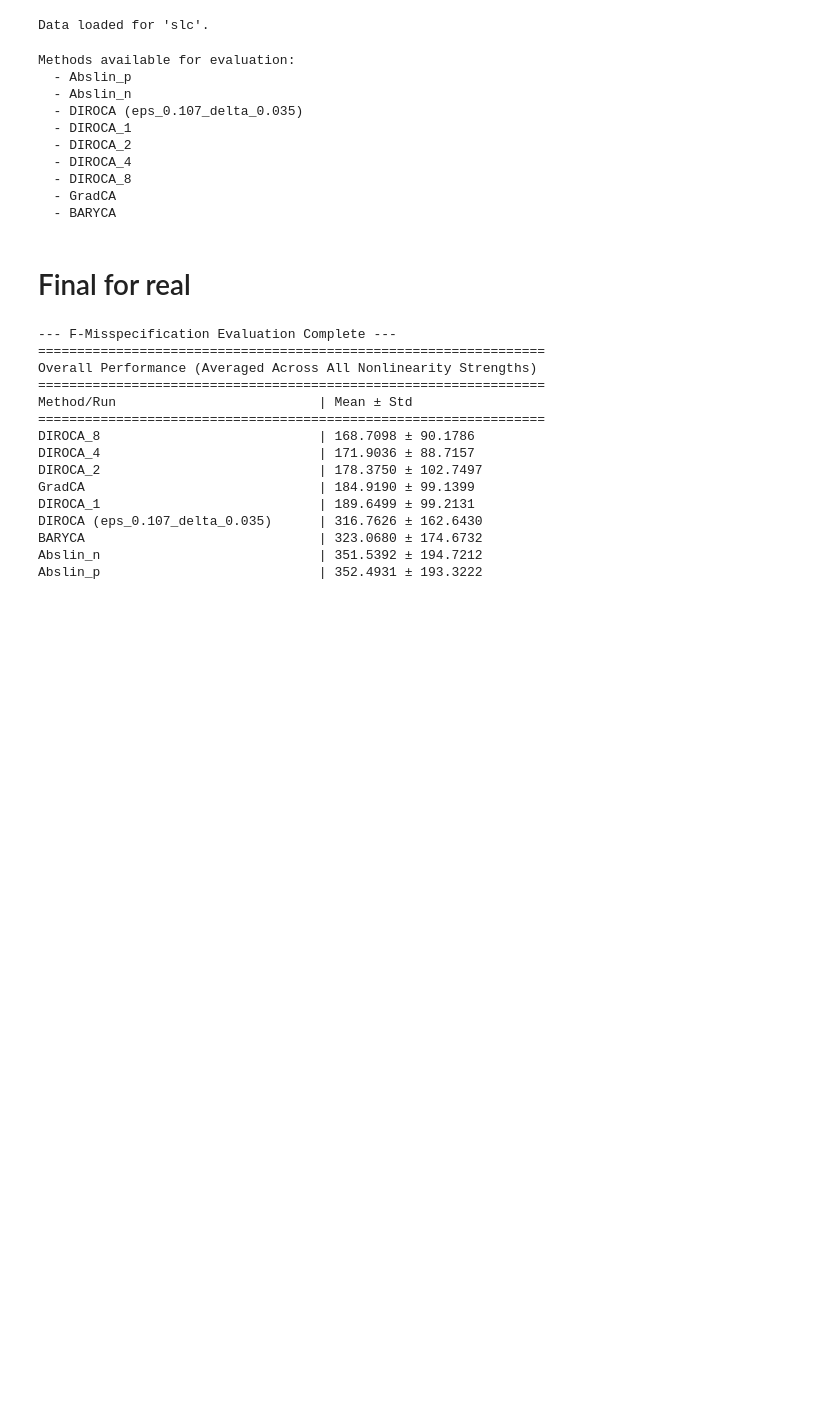
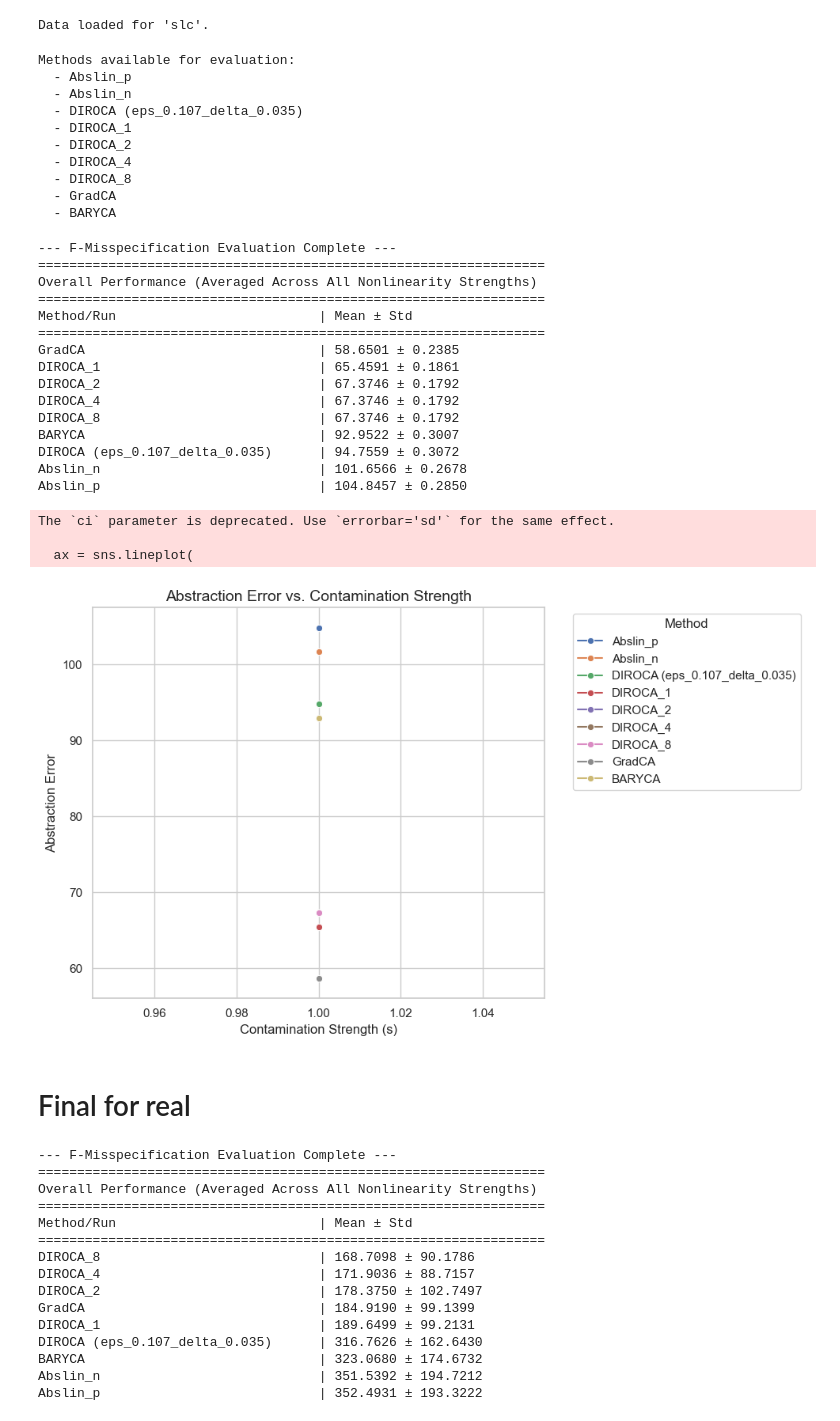
Before and after one commit to yfelekis/DiRoCA, a Jupyter notebook: contamination_analysis_new.ipynb, the cells around one changed output. Saved outputs shown, nothing was run; the diff lists cells and outputs as text; code cells hidden in the pictures; blank space fills up the shorter version.

```diff
--- a/contamination_analysis_new.ipynb
+++ b/contamination_analysis_new.ipynb
@@ -166,0 +283,6 @@ Methods available for evaluation:
+# %%
+contamination_strengths = np.linspace(0, 5.0, 10)#[1]#[0.0, 0.25, 0.5, 0.75, 1.0]
+num_trials = 1
+nonlinear_func = piecewise_relu     # Unbounded, directional nonlinearity (good!)
+scaled = False                  # Additive nonlinearity = clearer deviation from SCM
+reuse = False                   # Recompute from exact SCM (correct + necessary)
@@ -167,3 +358,63 @@ Methods available for evaluation:
+# %%
+# Compile results into a DataFrame
+f_spec_df = pd.DataFrame(f_spec_records)
+
+print("\n--- F-Misspecification Evaluation Complete ---")
+print("="*65)
+print("Overall Performance (Averaged Across All Nonlinearity Strengths)")
+print("="*65)
+print(f"{'Method/Run':<35} | {'Mean ± Std'}")
+print("="*65)
+
+summary = f_spec_df.groupby('method')['error'].agg(['mean', 'std', 'count'])
+summary['sem'] = summary['std']  # You can uncomment next line for CI
+# summary['sem'] = summary['std'] / np.sqrt(summary['count'])
+summary['ci95'] = summary['sem']  # or 1.96 * sem
+
+for method_name, row in summary.sort_values('mean').iterrows():
+    print(f"{method_name:<35} | {row['mean']:.4f} ± {row['ci95']:.4f}")
+
+# Set plot style
+sns.set(style="whitegrid")
+
+# Plot abstraction error vs. contamination strength
+plt.figure(figsize=(10, 6))
+ax = sns.lineplot(
+    data=f_spec_df,
+    x="contamination",
+    y="error",
+    hue="method",
+    estimator="mean",
+    ci="sd",
+    marker="o"
+)
+
+plt.title("Abstraction Error vs. Contamination Strength", fontsize=14)
+plt.xlabel("Contamination Strength (s)", fontsize=12)
+plt.ylabel("Abstraction Error", fontsize=12)
+plt.legend(title="Method", bbox_to_anchor=(1.05, 1), loc='upper left')
+plt.tight_layout()
+plt.show()
+# %% [output]
+--- F-Misspecification Evaluation Complete ---
+=================================================================
+Overall Performance (Averaged Across All Nonlinearity Strengths)
+=================================================================
+Method/Run                          | Mean ± Std
+=================================================================
+GradCA                              | 58.6501 ± 0.2385
+DIROCA_1                            | 65.4591 ± 0.1861
+DIROCA_2                            | 67.3746 ± 0.1792
+DIROCA_4                            | 67.3746 ± 0.1792
+DIROCA_8                            | 67.3746 ± 0.1792
+BARYCA                              | 92.9522 ± 0.3007
+DIROCA (eps_0.107_delta_0.035)      | 94.7559 ± 0.3072
+Abslin_n                            | 101.6566 ± 0.2678
+Abslin_p                            | 104.8457 ± 0.2850
+The `ci` parameter is deprecated. Use `errorbar='sd'` for the same effect.
+
+  ax = sns.lineplot(
+[figure, added]
 # %% [markdown]
 # Final for real
 # %%
```
Also changed, not shown: parts of 9 cells of this notebook.
